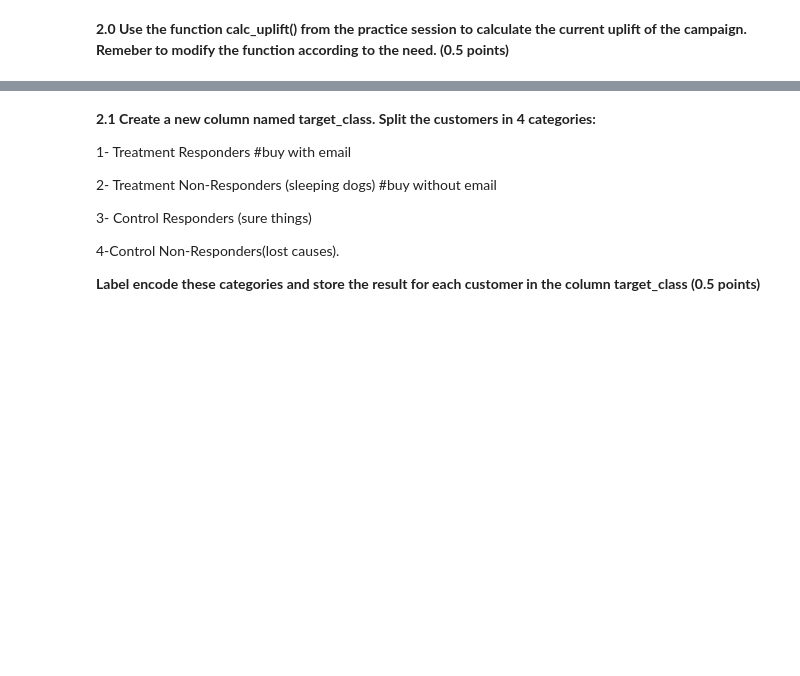
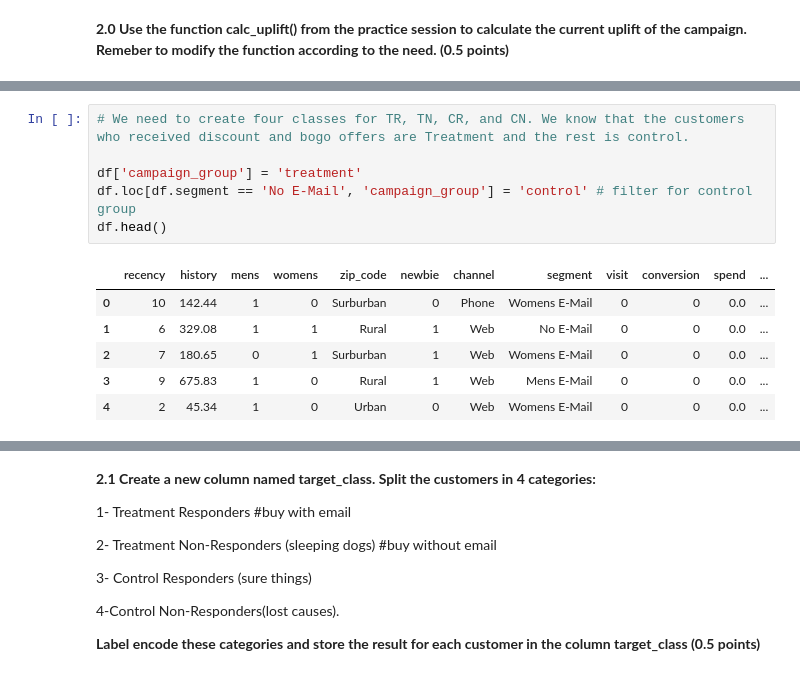
Before and after one commit to enliktjioe/bda2020, a Jupyter notebook: HW5/Homework_05_Enlik_Nga.ipynb, the cells around one changed output, grey strips where cells are left out. Drawn from its saved outputs; the diff is of its cells as text; blank space fills up the shorter version.

```diff
--- a/HW5/Homework_05_Enlik_Nga.ipynb
+++ b/HW5/Homework_05_Enlik_Nga.ipynb
@@ -441,0 +482,13 @@ array(['Phone', 'Web', 'Multichannel'], dtype=object)
+# %%
+# We need to create four classes for TR, TN, CR, and CN. We know that the customers who received discount and bogo offers are Treatment and the rest is control.
+
+df['campaign_group'] = 'treatment'
+df.loc[df.segment == 'No E-Mail', 'campaign_group'] = 'control' # filter for control group
+df.head()
+# %% [output]
+|  | recency | history | mens | womens | zip_code | newbie | channel | segment | visit | conversion | spend | ... |
+| 0 | 10 | 142.44 | 1 | 0 | Surburban | 0 | Phone | Womens E-Mail | 0 | 0 | 0.0 | ... |
+| 1 | 6 | 329.08 | 1 | 1 | Rural | 1 | Web | No E-Mail | 0 | 0 | 0.0 | ... |
+| 2 | 7 | 180.65 | 0 | 1 | Surburban | 1 | Web | Womens E-Mail | 0 | 0 | 0.0 | ... |
+| 3 | 9 | 675.83 | 1 | 0 | Rural | 1 | Web | Mens E-Mail | 0 | 0 | 0.0 | ... |
+| 4 | 2 | 45.34 | 1 | 0 | Urban | 0 | Web | Womens E-Mail | 0 | 0 | 0.0 | ... |
```
Also changed, not shown: parts of 32 cells of this notebook.
